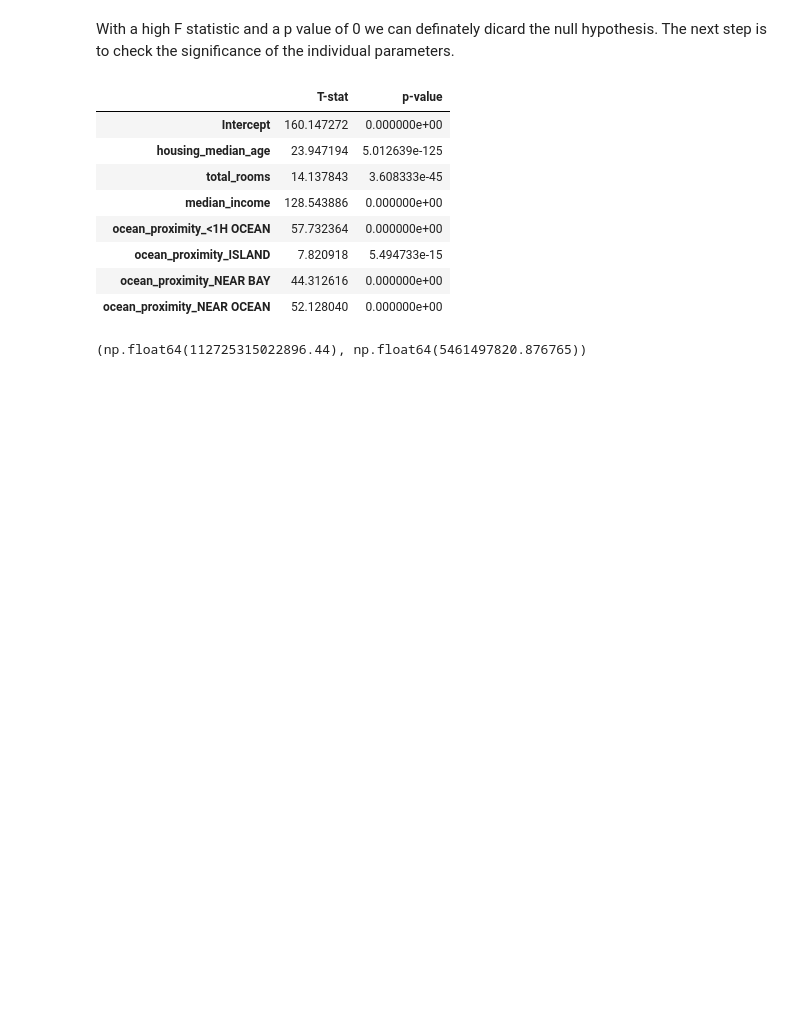
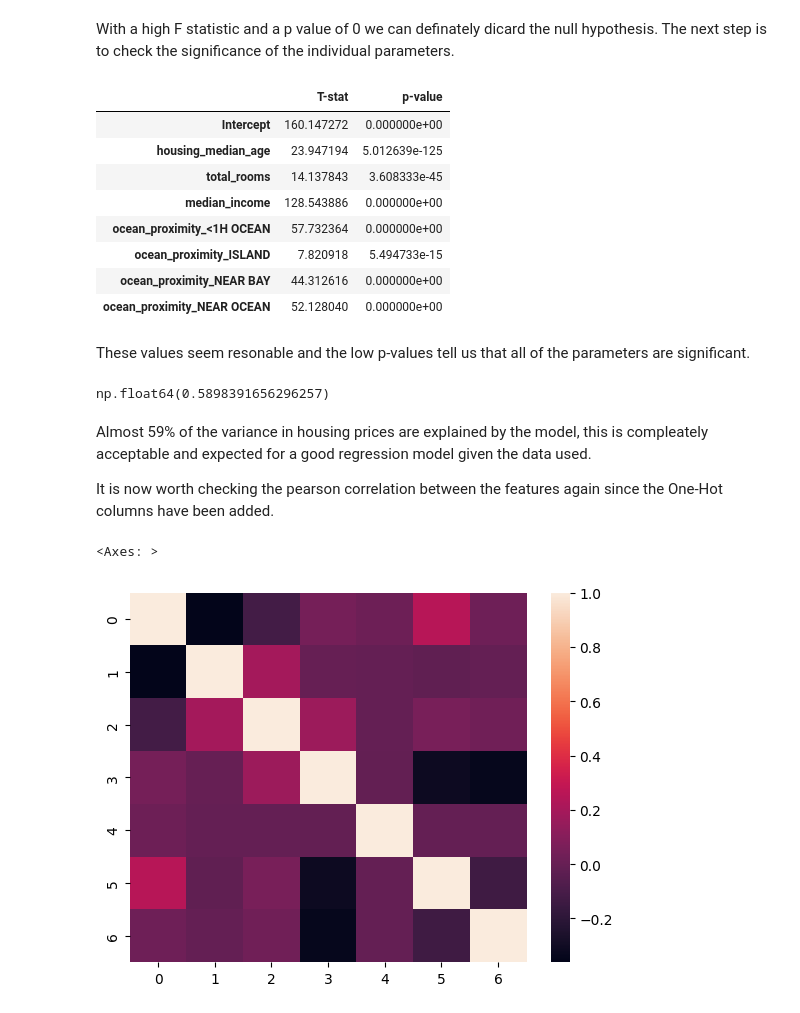
Before and after one commit to Theodor-Helje/python-programming-Theodor-Helje, a Jupyter notebook: Statistiska metoder/Labb/labb_assignment.ipynb, the cells around one changed output. Saved outputs shown, nothing was run; the diff lists cells and outputs as text; code cells hidden in the pictures; blank space fills up the shorter version.

```diff
--- a/Statistiska metoder/Labb/labb_assignment.ipynb
+++ b/Statistiska metoder/Labb/labb_assignment.ipynb
@@ -123,7 +127,7 @@ X.head()
 # %% [markdown]
 The data is now standardized and ready to be analyzed by a regression. I decided to drop ocean_proximity_INLAND and use it as my baseline under the assumption that it is considered the "standard"
 # %%
-reg = LinearRegression(X=X, Y=Y)
+reg = LinearRegression(X=X, Y=Y, confidence_level=.95)
 reg
 # %% [output]
 LinearRegression(n=20640, d=7)
@@ -167,7 +171,18 @@ pd.DataFrame(
 | ocean_proximity_ISLAND | 7.820918 | 5.494733e-15 |
 | ocean_proximity_NEAR BAY | 44.312616 | 0.000000e+00 |
 | ocean_proximity_NEAR OCEAN | 52.128040 | 0.000000e+00 |
-# %%
-reg.SSE, reg.MSE
-# %% [output]
-(np.float64(112725315022896.44), np.float64(5461497820.876765))
+# %% [markdown]
+These values seem resonable and the low p-values tell us that all of the parameters are significant.
+# %%
+reg.Rsq
+# %% [output]
+np.float64(0.5898391656296257)
+# %% [markdown]
+Almost 59% of the variance in housing prices are explained by the model, this is compleately acceptable and expected for a good regression model given the data used.
+
+It is now worth checking the pearson correlation between the features again since the One-Hot columns have been added.
+# %%
+sns.heatmap(reg.corr_matrix, )
+# %% [output]
+<Axes: >
+[figure, added]
```
Also changed, not shown: parts of 8 cells of this notebook, 1 other file.
